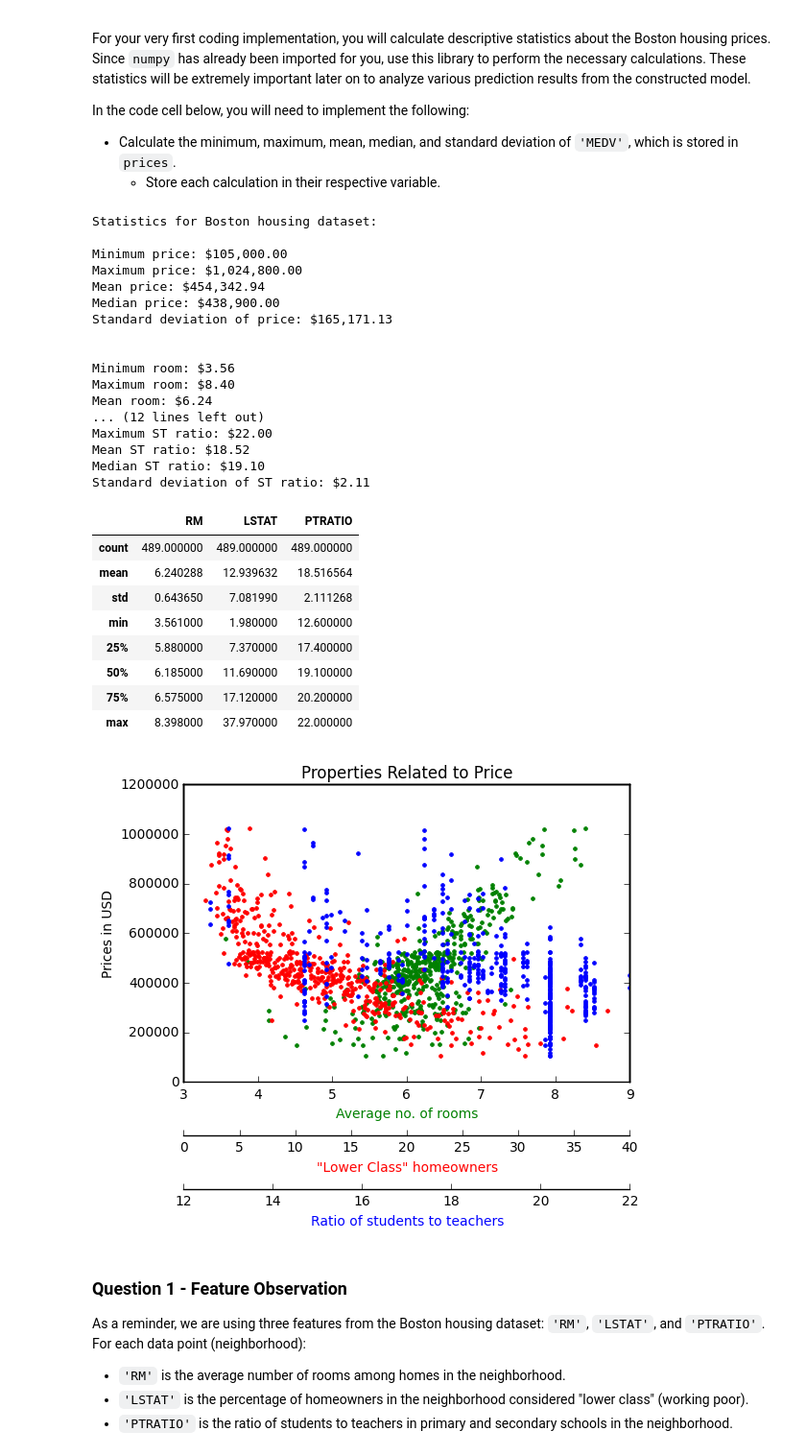
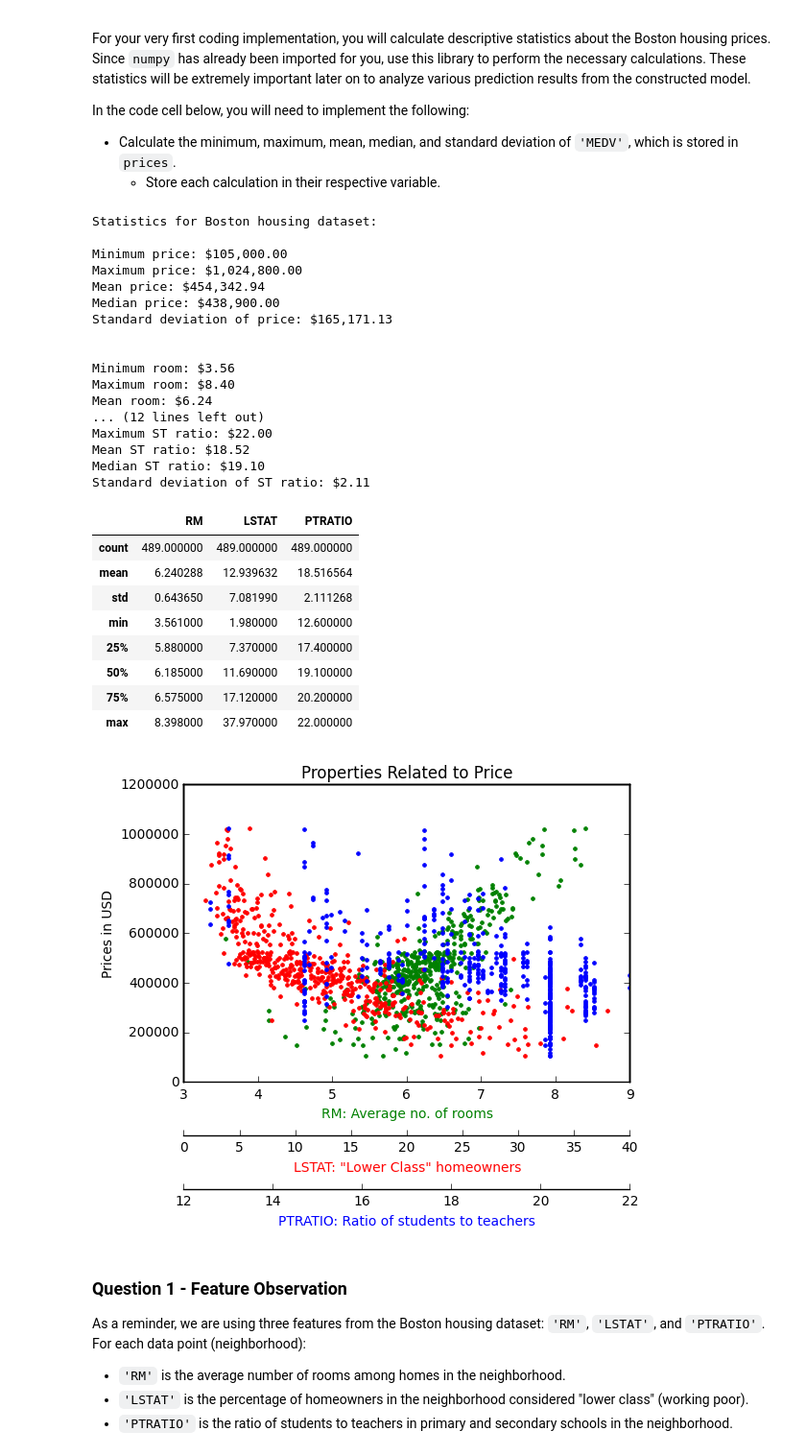
Before and after one commit to DominicSchwoebel/MLND-P1-Predicting-Boston-Housing-Prices, a Jupyter notebook: boston_housing.ipynb, the cells around one changed output. Shown at 96% size. Saved outputs shown, nothing was run; the diff lists cells and outputs as text; code cells hidden in the pictures.

Commit message:
Question 1 revised.

```diff
--- a/boston_housing.ipynb
+++ b/boston_housing.ipynb
@@ -94,64 +94,65 @@ PrintStatistics(poverty, "poverty")
 PrintStatistics(ratio, "ST ratio")
 
 # Joe Kington wrote a very good article at stackoverflow about how to show multiple datasets in one diagram.
-# http://stackoverflow.com/questions/7761778/matplotlib-adding-second-axes-with-transparent-background
+# See: http://stackoverflow.com/questions/7761778/matplotlib-adding-second-axes-with-transparent-background
+# See: http://matplotlib.org/examples/api/two_scales.html
 import matplotlib.pyplot as plt
 fig = plt.figure()
 plt.title('Properties Related to Price')
 
-ax = fig.add_subplot(1,1,1)
-ax.plot(rooms, prices, '.', label='Average no. of rooms', color='green')
-ax.set_xlabel('Average no. of rooms', color='green')
-ax.set_ylabel('Prices in USD')
+roomsAxis = fig.add_subplot(1,1,1)
+roomsAxis.plot(rooms, prices, '.', label='Average no. of rooms', color='green')
+roomsAxis.set_ylabel('Prices in USD')
+roomsAxis.set_xlabel('RM: Average no. of rooms', color='green')
 
-newax = ax.twiny()
-newax.set_frame_on(True)
-newax.patch.set_visible(False)
-newax.xaxis.set_ticks_position('bottom')
-newax.xaxis.set_label_position('bottom')
-newax.spines['bottom'].set_position(('outward', 40))
-newax.plot(poverty, prices, '.', color='red')
-newax.set_xlabel('"Lower Class" homeowners', color='red')
+povertyAxis = roomsAxis.twiny()
+povertyAxis.set_frame_on(True)
+povertyAxis.patch.set_visible(False)
+povertyAxis.xaxis.set_ticks_position('bottom')
+povertyAxis.xaxis.set_label_position('bottom')
+povertyAxis.spines['bottom'].set_position(('outward', 40))
+povertyAxis.plot(poverty, prices, '.', color='red')
+povertyAxis.set_xlabel('LSTAT: "Lower Class" homeowners', color='red')
 
-newax2 = ax.twiny()
-newax2.set_frame_on(True)
-newax2.patch.set_visible(False)
-newax2.xaxis.set_ticks_position('bottom')
-newax2.xaxis.set_label_position('bottom')
-newax2.spines['bottom'].set_position(('outward', 80))
-newax2.plot(ratio, prices, '.', color='blue')
-newax2.set_xlabel('Ratio of students to teachers', color='blue')
+ratioAxis = roomsAxis.twiny()
+ratioAxis.set_frame_on(True)
+ratioAxis.patch.set_visible(False)
+ratioAxis.xaxis.set_ticks_position('bottom')
+ratioAxis.xaxis.set_label_position('bottom')
+ratioAxis.spines['bottom'].set_position(('outward', 80))
+ratioAxis.plot(ratio, prices, '.', color='blue')
+ratioAxis.set_xlabel('PTRATIO: Ratio of students to teachers', color='blue')
 
 # Pandas provides a describe() function which creates a very nice table of key indicators.
 features.describe()
 # %% [output]
 Statistics for Boston housing dataset:
 
 Minimum price: $105,000.00
 Maximum price: $1,024,800.00
 Mean price: $454,342.94
 Median price: $438,900.00
 Standard deviation of price: $165,171.13
 
 
 Minimum room: $3.56
 Maximum room: $8.40
 Mean room: $6.24
 ... (12 lines left out)
 Maximum ST ratio: $22.00
 Mean ST ratio: $18.52
 Median ST ratio: $19.10
 Standard deviation of ST ratio: $2.11
 |  | RM | LSTAT | PTRATIO |
 | count | 489.000000 | 489.000000 | 489.000000 |
 | mean | 6.240288 | 12.939632 | 18.516564 |
 | std | 0.643650 | 7.081990 | 2.111268 |
 | min | 3.561000 | 1.980000 | 12.600000 |
 | 25% | 5.880000 | 7.370000 | 17.400000 |
 | 50% | 6.185000 | 11.690000 | 19.100000 |
 | 75% | 6.575000 | 17.120000 | 20.200000 |
 | max | 8.398000 | 37.970000 | 22.000000 |
-[figure, old version]
+[figure, new version]
 # %% [markdown]
 ### Question 1 - Feature Observation
 As a reminder, we are using three features from the Boston housing dataset: `'RM'`, `'LSTAT'`, and `'PTRATIO'`. For each data point (neighborhood):
```
